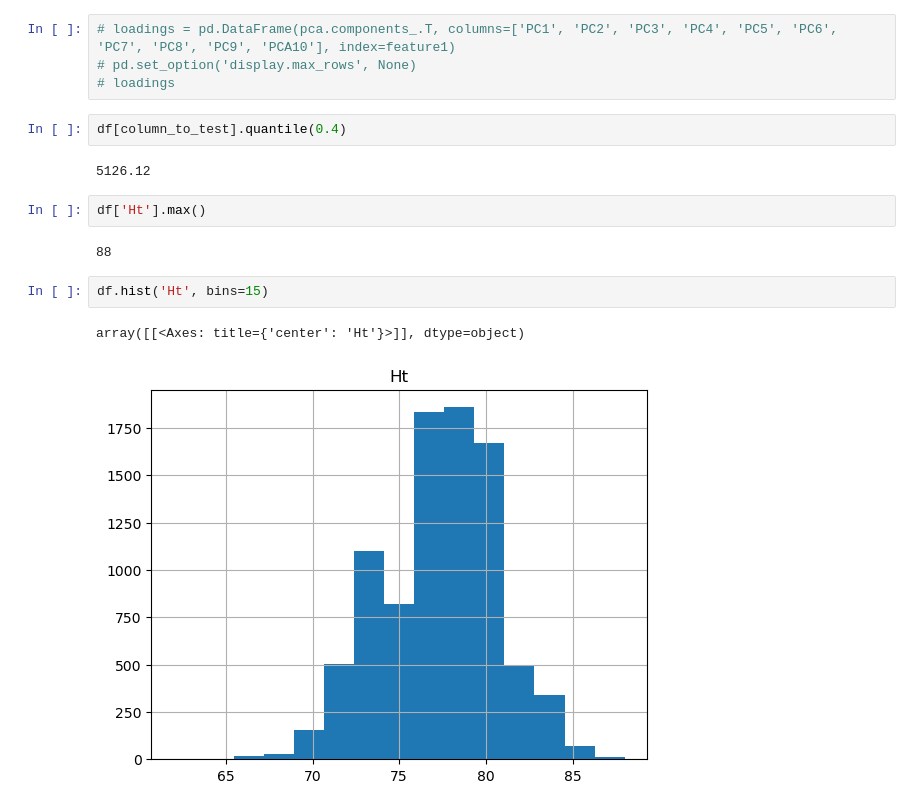
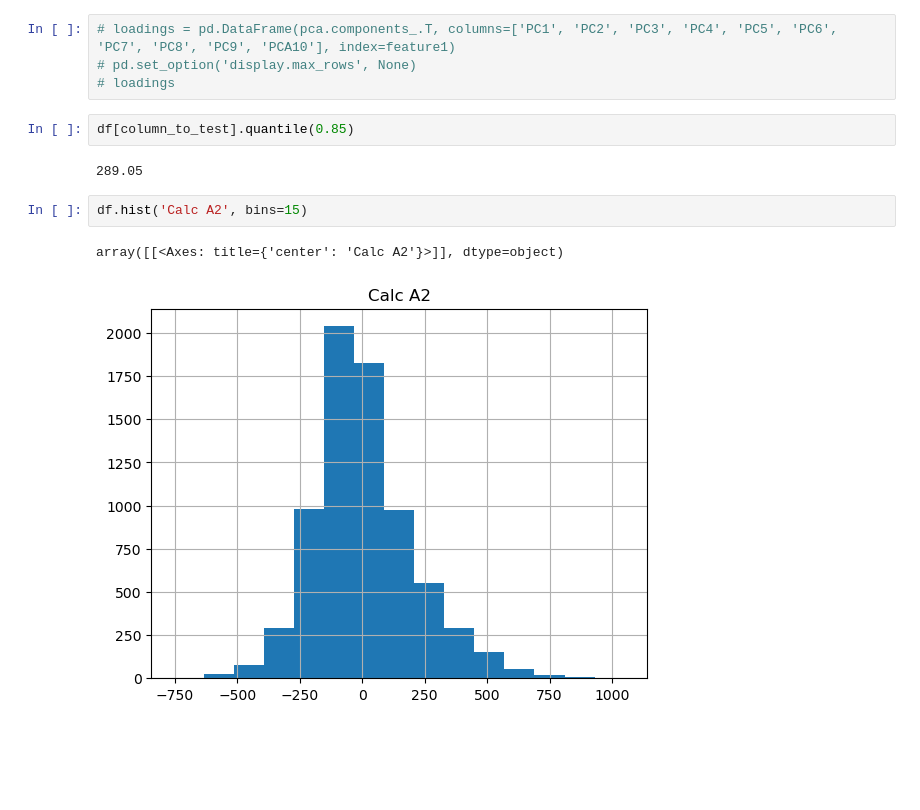
Before and after one commit to zainhoda1/Capstone-project, a Jupyter notebook: Analysis files/NEW_MODEL EXECUTION.ipynb, the cells around one changed output. Drawn from its saved outputs; the diff is of its cells as text; blank space fills up the shorter version.

```diff
--- a/Analysis files/NEW_MODEL EXECUTION.ipynb
+++ b/Analysis files/NEW_MODEL EXECUTION.ipynb
@@ -215,18 +215,14 @@ principalDf.head(10)
 # pd.set_option('display.max_rows', None)
 # loadings
 # %%
-df[column_to_test].quantile(0.4)
+df[column_to_test].quantile(0.85)
 # %% [output]
-5126.12
+289.05
-# %%
-df['Ht'].max()
-# %% [output]
-88
 # %%
-df.hist('Ht', bins=15)
+df.hist('Calc A2', bins=15)
 # %% [output]
-array([[<Axes: title={'center': 'Ht'}>]], dtype=object)
+array([[<Axes: title={'center': 'Calc A2'}>]], dtype=object)
-[figure, old version]
+[figure, new version]
 # %%
 from sklearn.ensemble import RandomForestClassifier
 from sklearn.naive_bayes import GaussianNB
```
Also changed, not shown: parts of 6 cells of this notebook.
